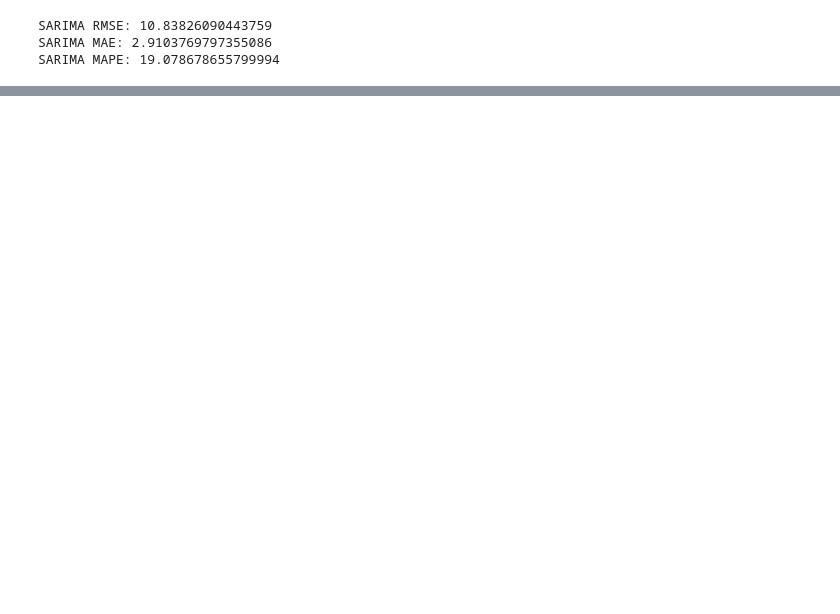
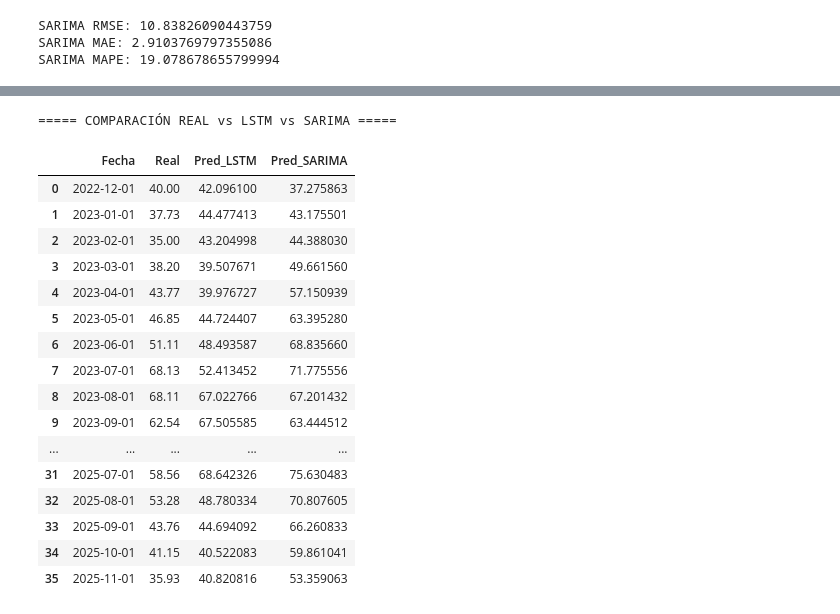
Before and after one commit to priscilacervantes25/examenfinal_modelos, a Jupyter notebook: pred.ipynb, the cells around one changed output, grey strips where cells are left out. Saved outputs shown, nothing was run; the diff lists cells and outputs as text; code cells hidden in the pictures; blank space fills up the shorter version.

```diff
--- a/pred.ipynb
+++ b/pred.ipynb
@@ -263,16 +261,24 @@ fig = px.line(df_full, x="Fecha", y=["Real", "LSTM"],
               title="Serie Completa: Real vs Predicción LSTM")
 fig.show()
 # %%
-fechas_test = serie.index[-len(pred_lstm):]
+# DataFrame completo con toda la serie real
+df_plot = pd.DataFrame({
+    "Fecha": serie.index,
+    "Real": serie.values
+})
 
-df_sarima = pd.DataFrame({
+fechas_test = serie.index[-len(pred_sarima):]
+
+df_pred_sarima = pd.DataFrame({
     "Fecha": fechas_test,
-    "Real": real,
     "ARIMA": pred_sarima
 })
 
-fig = px.line(df_sarima, x="Fecha", y=["Real","ARIMA"],
-              title="Comparación Real vs Predicción (ARIMA)")
+df_full_sarima = df_plot.merge(df_pred_sarima, on="Fecha", how="left")
+
+# Gráfica
+fig = px.line(df_full_sarima, x="Fecha", y=["Real", "ARIMA"],
+              title="Serie Completa: Real vs Predicción SARIMA")
 fig.show()
 # %%
 future = serie_scaled[-ventana:].reshape(1, ventana, 1)
@@ -392,0 +394,31 @@ fig.show()
+# %%
+# real vs lstm y sarima
+
+df_comparacion_test = pd.DataFrame({
+    "Fecha": fechas_test,
+    "Real": real,
+    "Pred_LSTM": pred_lstm.flatten(),
+    "Pred_SARIMA": pred_sarima
+})
+
+print("\n===== COMPARACIÓN REAL vs LSTM vs SARIMA =====")
+display(df_comparacion_test)
+# %% [output]
+===== COMPARACIÓN REAL vs LSTM vs SARIMA =====
+|  | Fecha | Real | Pred_LSTM | Pred_SARIMA |
+| 0 | 2022-12-01 | 40.00 | 42.096100 | 37.275863 |
+| 1 | 2023-01-01 | 37.73 | 44.477413 | 43.175501 |
+| 2 | 2023-02-01 | 35.00 | 43.204998 | 44.388030 |
+| 3 | 2023-03-01 | 38.20 | 39.507671 | 49.661560 |
+| 4 | 2023-04-01 | 43.77 | 39.976727 | 57.150939 |
+| 5 | 2023-05-01 | 46.85 | 44.724407 | 63.395280 |
+| 6 | 2023-06-01 | 51.11 | 48.493587 | 68.835660 |
+| 7 | 2023-07-01 | 68.13 | 52.413452 | 71.775556 |
+| 8 | 2023-08-01 | 68.11 | 67.022766 | 67.201432 |
+| 9 | 2023-09-01 | 62.54 | 67.505585 | 63.444512 |
+| ... | ... | ... | ... | ... |
+| 31 | 2025-07-01 | 58.56 | 68.642326 | 75.630483 |
+| 32 | 2025-08-01 | 53.28 | 48.780334 | 70.807605 |
+| 33 | 2025-09-01 | 43.76 | 44.694092 | 66.260833 |
+| 34 | 2025-10-01 | 41.15 | 40.522083 | 59.861041 |
+| 35 | 2025-11-01 | 35.93 | 40.820816 | 53.359063 |
```
Also changed, not shown: parts of 9 cells of this notebook, 4 other files.
